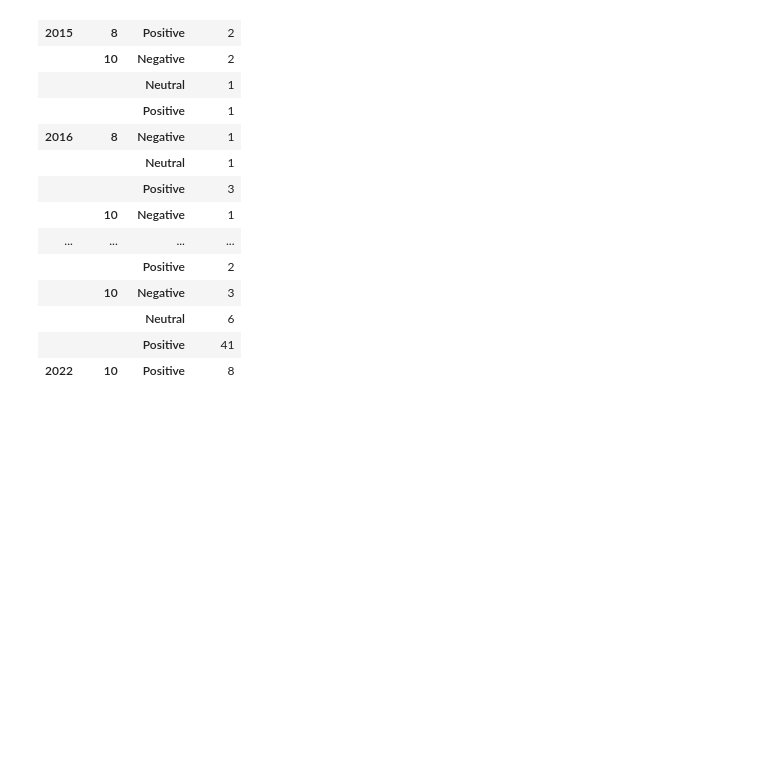
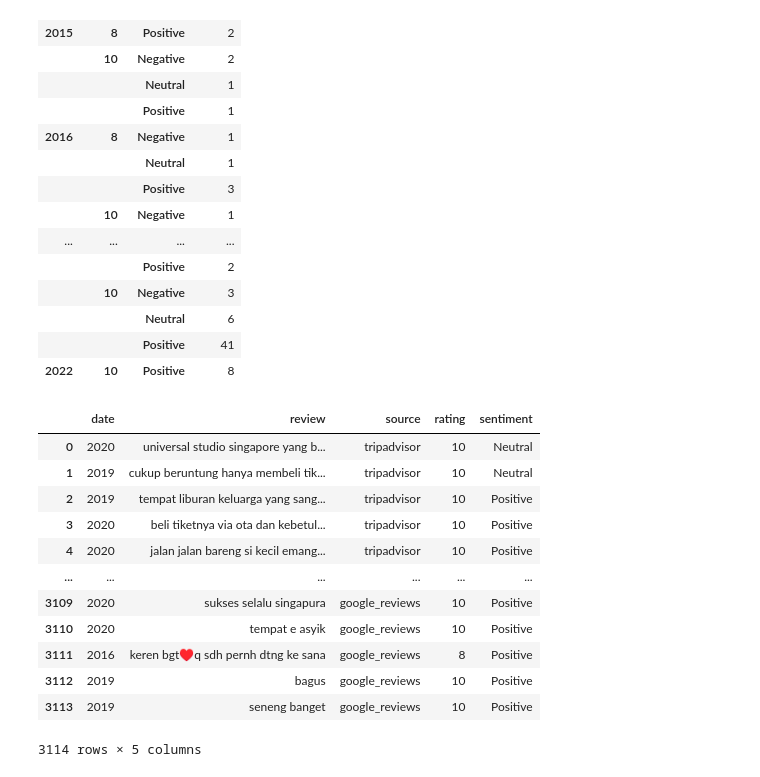
Before and after one commit to kilvear/Guest-Feedback-Insights, a Jupyter notebook: sentiment_analysis/sentiment_analysis.ipynb, the cells around one changed output. Cells and saved outputs as stored; diff of their text form; code cells hidden in the pictures; blank space fills up the shorter version.

```diff
--- a/sentiment_analysis/sentiment_analysis.ipynb
+++ b/sentiment_analysis/sentiment_analysis.ipynb
@@ -74,3 +75,20 @@ df_count
 | 2022 | 10 | Positive | 8 |
 # %%
 # TODO: Add visualisation
+
+df = pd.read_excel("ussreview_sentiment.xlsx")
+df
+# %% [output]
+|  | date | review | source | rating | sentiment |
+| 0 | 2020 | universal studio singapore yang b... | tripadvisor | 10 | Neutral |
+| 1 | 2019 | cukup beruntung hanya membeli tik... | tripadvisor | 10 | Neutral |
+| 2 | 2019 | tempat liburan keluarga yang sang... | tripadvisor | 10 | Positive |
+| 3 | 2020 | beli tiketnya via ota dan kebetul... | tripadvisor | 10 | Positive |
+| 4 | 2020 | jalan jalan bareng si kecil emang... | tripadvisor | 10 | Positive |
+| ... | ... | ... | ... | ... | ... |
+| 3109 | 2020 | sukses selalu singapura | google_reviews | 10 | Positive |
+| 3110 | 2020 | tempat e asyik | google_reviews | 10 | Positive |
+| 3111 | 2016 | keren bgt♥q sdh pernh dtng ke sana | google_reviews | 8 | Positive |
+| 3112 | 2019 | bagus | google_reviews | 10 | Positive |
+| 3113 | 2019 | seneng banget | google_reviews | 10 | Positive |
+3114 rows × 5 columns
```
Also changed, not shown: parts of 4 cells of this notebook.
